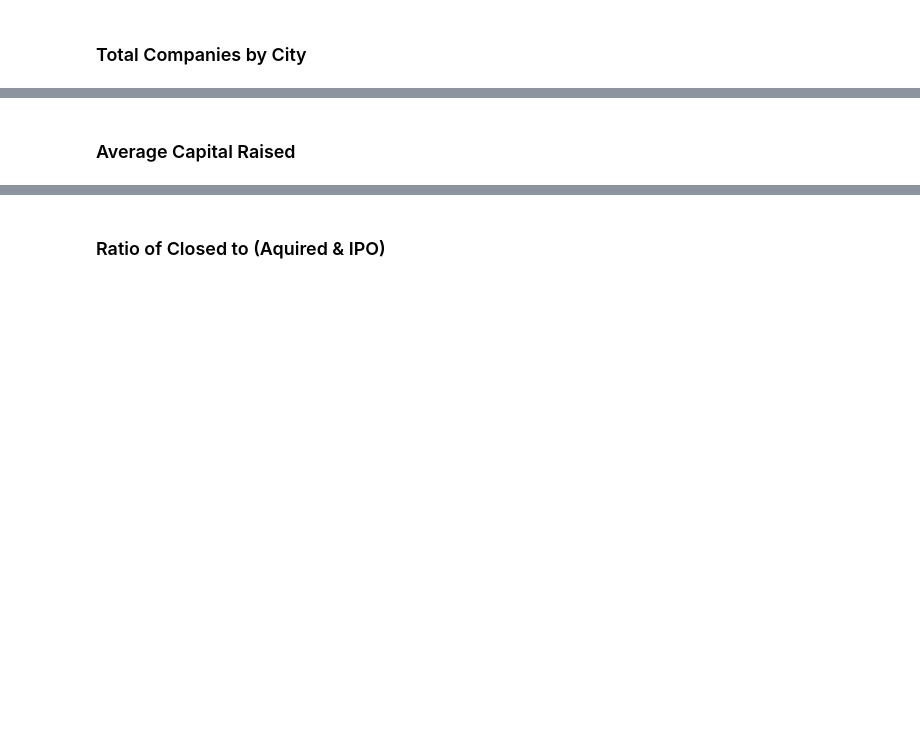
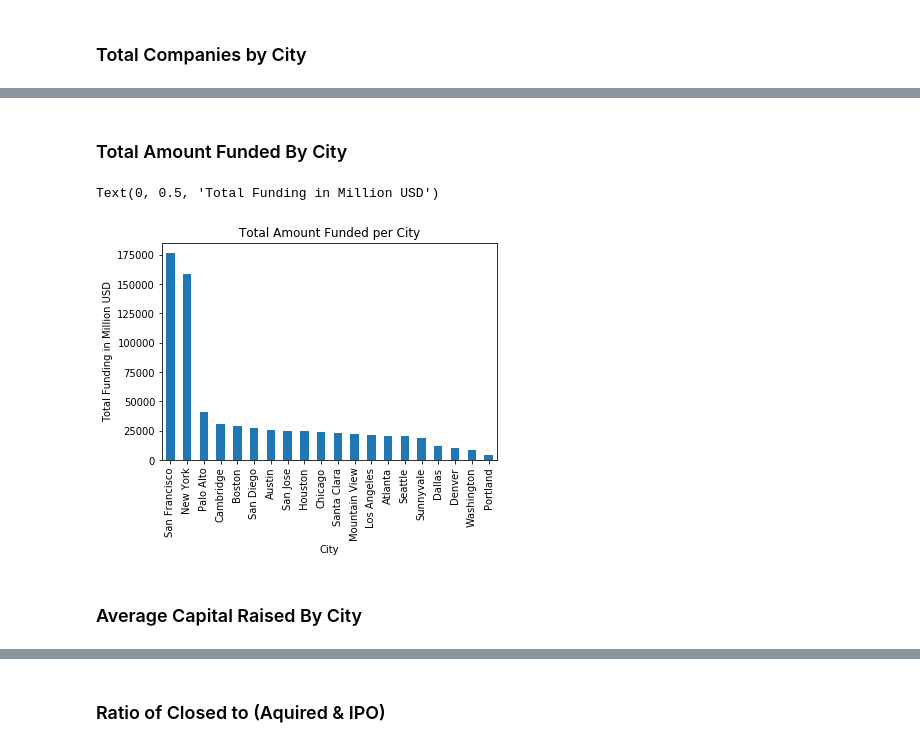
Before and after one commit to mdavis917/COGS108_Repo, a Jupyter notebook: FinalProject.ipynb, the cells around one changed output, grey strips where cells are left out. Drawn from its saved outputs; the diff is of its cells as text; code cells hidden in the pictures; blank space fills up the shorter version.

```diff
--- a/FinalProject.ipynb
+++ b/FinalProject.ipynb
@@ -141,2 +134,37 @@ Name: city, Length: 158, dtype: int64
+# %% [markdown]
+### Total Amount Funded By City
+# %%
+# dataframe to count total amount funded per city
+df_loc_total_fund = pd.value_counts(df_loc_copy['city']).to_frame()
+df_loc_total_fund = df_loc_total_fund[:20]
+
+# drop the number of companies column and add total funding column
+df_loc_total_fund.drop(['city'], axis=1, inplace=True)
+fund = [0,0,0,0,0,0,0,0,0,0,0,0,0,0,0,0,0,0,0,0]
+df_loc_total_fund['total_fund'] = fund
+
+# drop any row with no funding
+df_loc_copy = df_loc_copy[df_loc_copy[' funding_total_usd '] > 0]
+
+# find total amounted funded by industry
+for index, row in df_loc_copy.iterrows():
+
+    # if there was funding
+    if df_loc_total_fund.index.contains(row['city']):
+        df_loc_total_fund.loc[row['city'], 'total_fund'] += row[' funding_total_usd ']
+
+# sort the value
+df_loc_total_fund.sort_values(by=['total_fund'], inplace=True, ascending=False)
+
+# divide the funding by million
+df_loc_total_fund = df_loc_total_fund.floordiv(1000000)
+
+# visualize the data
+graph = df_loc_total_fund.plot.bar(title='Total Amount Funded per City',legend=False)
+graph.set_xlabel('City')
+graph.set_ylabel('Total Funding in Million USD')
+# %% [output]
+Text(0, 0.5, 'Total Funding in Million USD')
+[figure, added]
 # %% [markdown]
-### Average Capital Raised
+### Average Capital Raised By City
```
Also changed, not shown: parts of 31 cells of this notebook.
